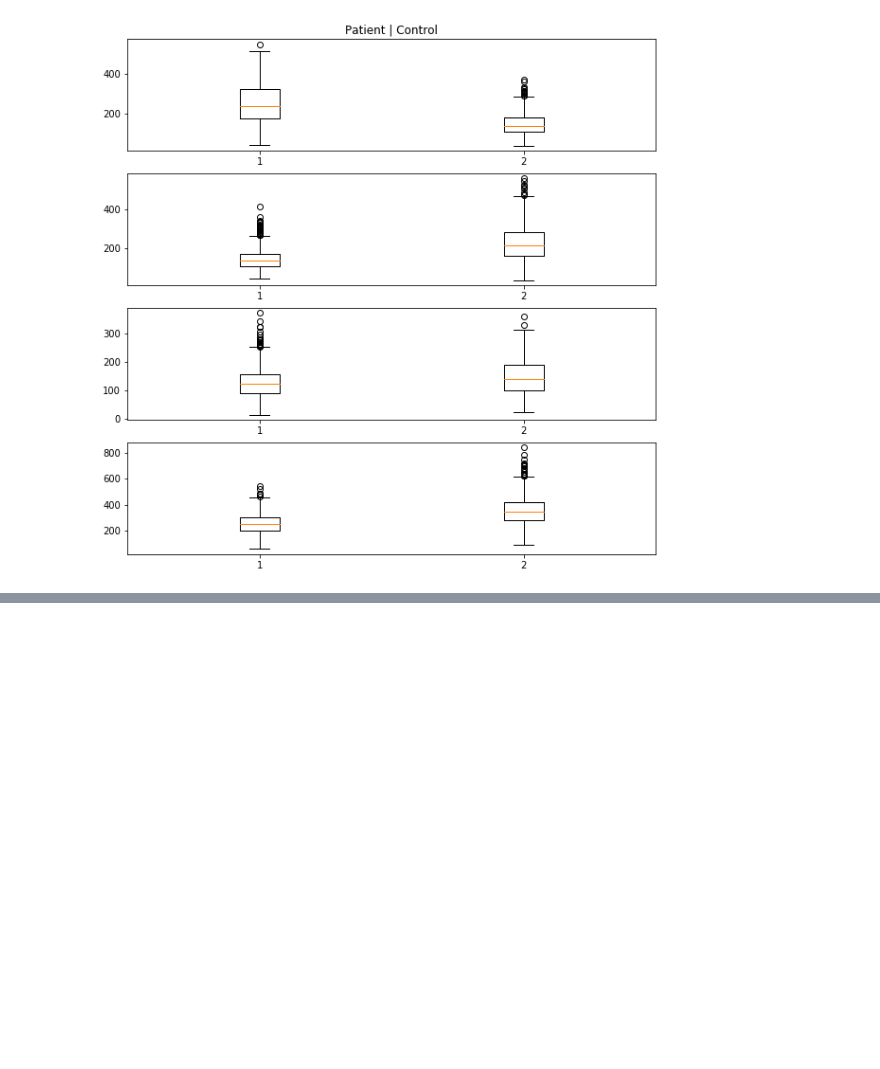
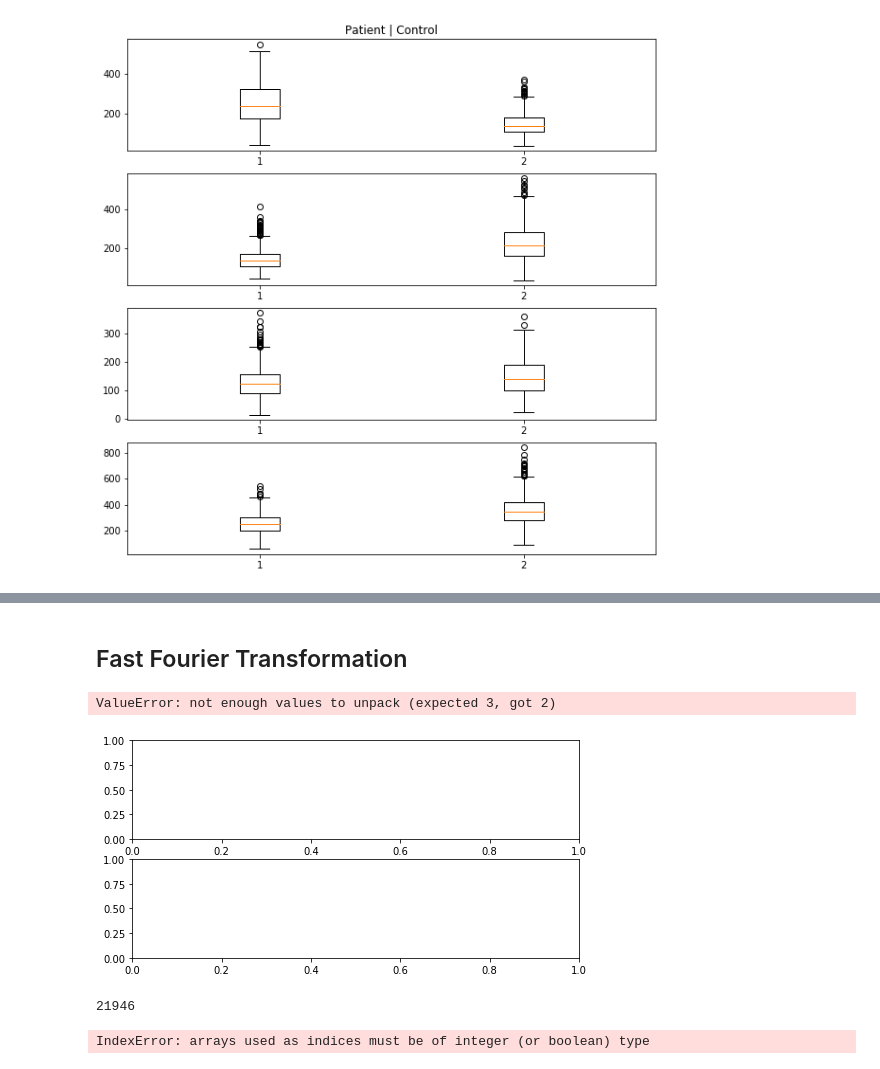
Before and after one commit to matthiasboeker/Shizophrenia_Depression_Project-, a Jupyter notebook: Notebooks/Schizophrenia_ts_explorative.ipynb, the cells around one changed output, grey strips where cells are left out. Saved outputs shown, nothing was run; the diff lists cells and outputs as text; code cells hidden in the pictures; blank space fills up the shorter version.

```diff
--- a/Notebooks/Schizophrenia_ts_explorative.ipynb
+++ b/Notebooks/Schizophrenia_ts_explorative.ipynb
@@ -154,0 +247,28 @@ ax4.boxplot([patients_day[4].mean(axis=1),control_day[19].mean(axis=1)])
+# %% [markdown]
+## Fast Fourier Transformation
+# %%
+from scipy.fftpack import fft, fftfreq
+trans = fft(shizophrenia_p[1]['activity'])
+trans = np.abs(trans) ** 2
+fftfreq1 = fftfreq(len(trans), 1. / 1440)
+fftfreq2 = fftfreq(len(trans), 1. / 60)
+
+i = fftfreq1  > 0
+i = fftfreq2 > 0
+fig, ax1,ax2 = plt.subplots(2,1 , figsize=(8, 4))
+ax1.plot(fftfreq1[i], np.log(trans[i]))
+ax2.plot(fftfreq2[i], np.log(trans[i]))
+ax.set_xlim(0, 5)
+ax.set_xlabel('Frequency (1/day)')
+ax.set_ylabel('PSD (dB)')
+# %% [output]
+ValueError: not enough values to unpack (expected 3, got 2)
+[figure, added]
+# %%
+len(trans)
+# %% [output]
+21946
+# %%
+fftfreq1[i]
+# %% [output]
+IndexError: arrays used as indices must be of integer (or boolean) type
```
Also changed, not shown: parts of 5 cells of this notebook.
